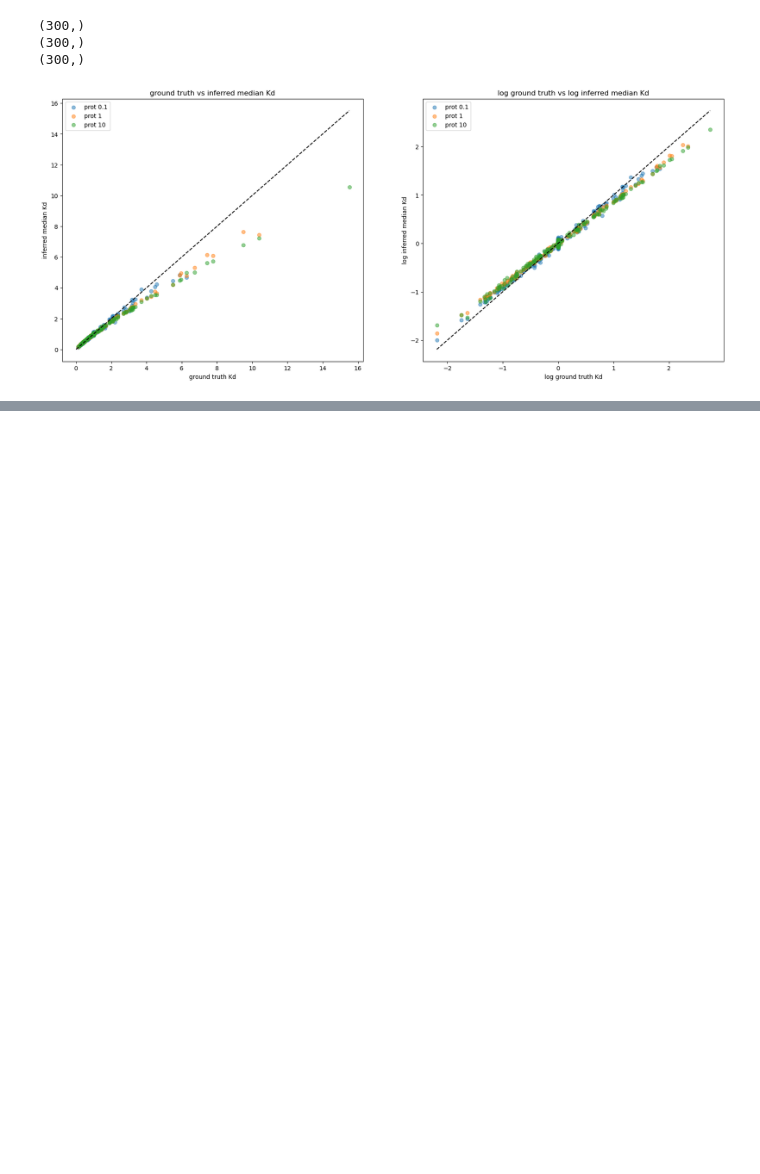
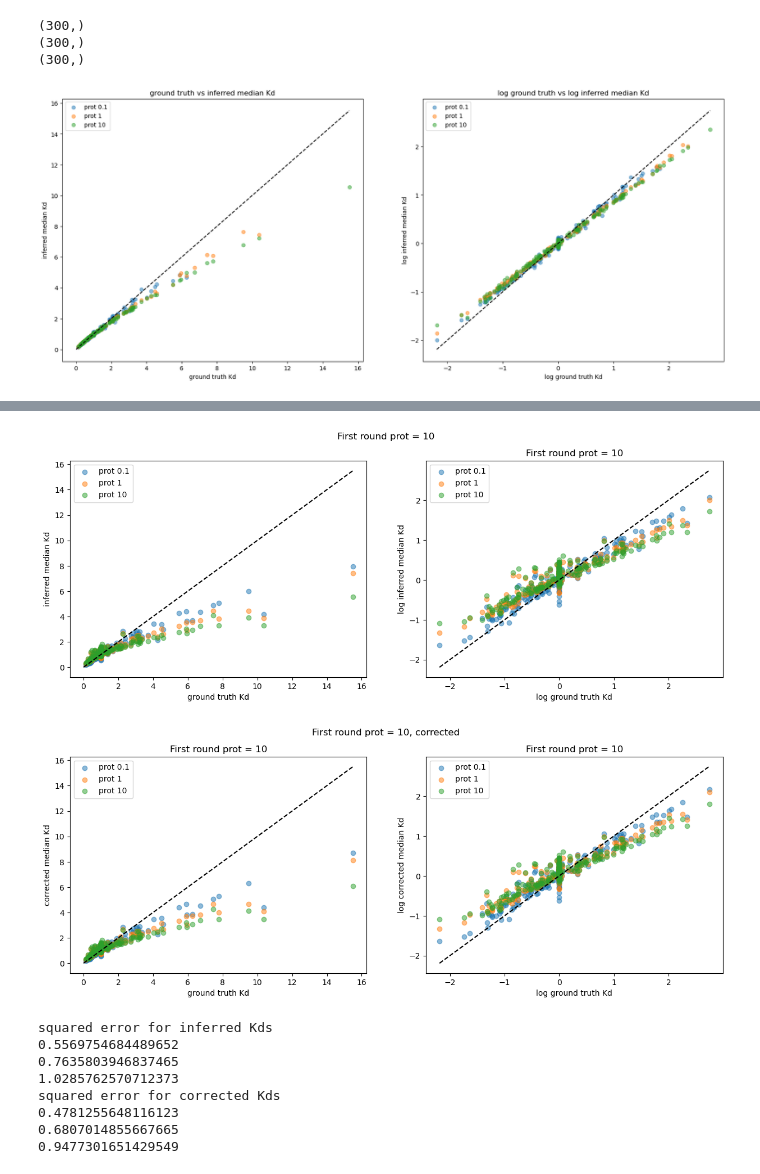
Before and after one commit to JoshuaGensel/dmMIME_correction, a Jupyter notebook: src/simulation_test.ipynb, the cells around one changed output, grey strips where cells are left out. Cells and saved outputs as stored; diff of their text form; code cells hidden in the pictures; blank space fills up the shorter version.

```diff
--- a/src/simulation_test.ipynb
+++ b/src/simulation_test.ipynb
@@ -212,0 +298,13 @@ inference_plot(ground_truth, prot_10_01, prot_10_1, prot_10_10, 'First Round pro
+# %%
+comparison_plot(ground_truth, inferred_Kds_prot_10_01, inferred_Kds_prot_10_1, inferred_Kds_prot_10_10, corrected_Kds_prot_10_01, corrected_Kds_prot_10_1, corrected_Kds_prot_10_10, 'First round prot = 10')
+# %% [output]
+[figure, added]
+[figure, added]
+squared error for inferred Kds
+0.5569754684489652
+0.7635803946837465
+1.0285762570712373
+squared error for corrected Kds
+0.4781255648116123
+0.6807014855667665
+0.9477301651429549
```
Also changed, not shown: parts of 14 cells of this notebook.
